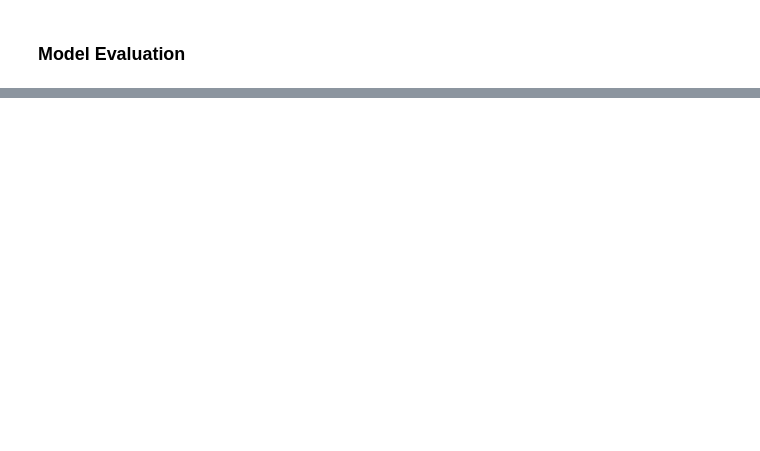
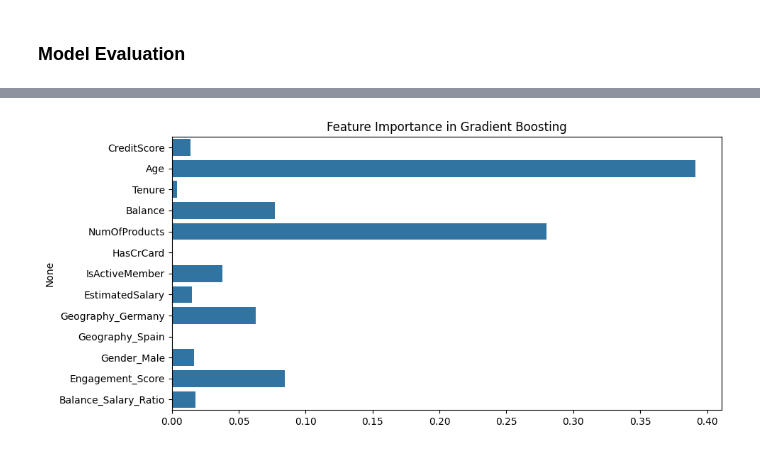
Before and after one commit to ghsaberr/customer-churn-prediction, a Jupyter notebook: customer-churn-prediction.ipynb, the cells around one changed output, grey strips where cells are left out. Saved outputs shown, nothing was run; the diff lists cells and outputs as text; code cells hidden in the pictures; blank space fills up the shorter version.

```diff
--- a/customer-churn-prediction.ipynb
+++ b/customer-churn-prediction.ipynb
@@ -563,0 +615,8 @@ ROC-AUC: 0.76
+# %%
+# Define and train a Gradient Boosting model
+gb_model = GradientBoostingClassifier(n_estimators=100, learning_rate=0.1, max_depth=3, random_state=42)
+gb_model.fit(X_train, y_train)
+
+# Prediction on test data
+y_pred_gb = gb_model.predict(X_test)
+y_pred_prob_gb = gb_model.predict_proba(X_test)[:, 1]
@@ -563,0 +648,8 @@ ROC-AUC: 0.76
+# %%
+# Show Feature Importance
+plt.figure(figsize=(10, 5))
+sns.barplot(x=gb_model.feature_importances_, y=X.columns)
+plt.title('Feature Importance in Gradient Boosting')
+plt.show()
+# %% [output]
+[figure, added]
```
Also changed, not shown: parts of 12 cells of this notebook.
